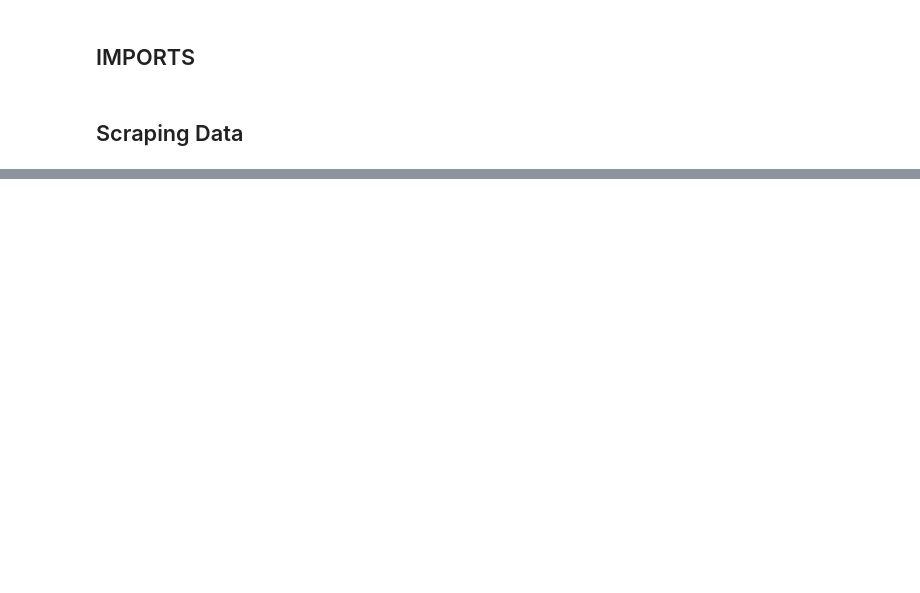
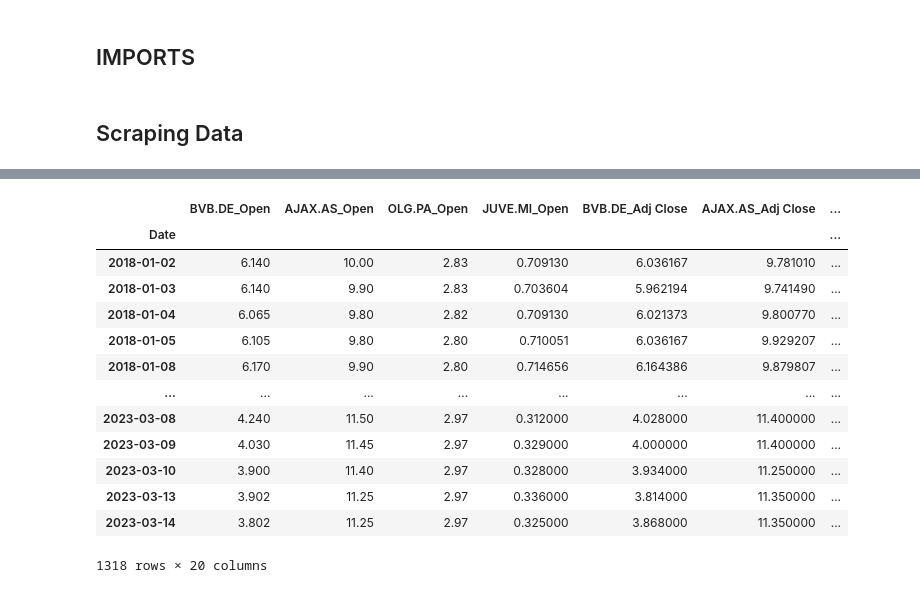
Before and after one commit to anilembel/Portfolio_Forecasting_Optimization, a Jupyter notebook: NoteBooks/Footballstocks analyses.ipynb, the cells around one changed output, grey strips where cells are left out. Cells and saved outputs as stored; diff of their text form; code cells hidden in the pictures; blank space fills up the shorter version.

Commit message:
codes are oredered by columns

```diff
--- a/NoteBooks/Footballstocks analyses.ipynb
+++ b/NoteBooks/Footballstocks analyses.ipynb
@@ -117,0 +309,6 @@ df.setindex('Date', inplace=True)
+# %%
+column_names = ['Low'] * len(symbols)
+
+new_column_names = [f"{symbol}_{col}" for symbol, col in zip(symbols, column_names)]
+
+data_Low.columns = new_column_names
@@ -117,0 +317,15 @@ df.setindex('Date', inplace=True)
+# %%
+
+# I want to get data on the football clubs Borussia Dortmund, Real Madrid, Galatasaray and Juventus
+symbols = ['BVB.DE', 'AJAX.AS', 'OLG.PA', 'JUVE.MI']
+
+#  I used yahoo finance to get the data
+start_date = '2018-01-01'
+end_date = datetime.today().strftime('%Y-%m-%d')
+
+data1 = yf.download(symbols[0], start=start_date, end=end_date)['Volume']
+data2 = yf.download(symbols[1], start=start_date, end=end_date)['Volume']
+data3 = yf.download(symbols[2], start=start_date, end=end_date)['Volume']
+data4 = yf.download(symbols[3], start=start_date, end=end_date)['Volume']
+
+data_Vol= pd.concat([data1, data2, data3, data4], axis=1)
@@ -117,0 +371,6 @@ df.setindex('Date', inplace=True)
+# %%
+column_names = ['VOLUME'] * len(symbols)
+
+new_column_names = [f"{symbol}_{col}" for symbol, col in zip(symbols, column_names)]
+
+data_Vol.columns = new_column_names
@@ -118,2 +379,4 @@ df.setindex('Date', inplace=True)
+# %%
+df = pd.concat([data_Opn, data_Adj, data_Low, data_High, data_Vol], axis=1)
 # %%
 df
@@ -121,0 +398,17 @@ df.to_csv('footbalteamstocks.csv')
+# %%
+df.dropna()
+# %% [output]
+|  | BVB.DE_Open | AJAX.AS_Open | OLG.PA_Open | JUVE.MI_Open | BVB.DE_Adj Close | AJAX.AS_Adj Close | ... |
+| Date |  |  |  |  |  |  | ... |
+| 2018-01-02 | 6.140 | 10.00 | 2.83 | 0.709130 | 6.036167 | 9.781010 | ... |
+| 2018-01-03 | 6.140 | 9.90 | 2.83 | 0.703604 | 5.962194 | 9.741490 | ... |
+| 2018-01-04 | 6.065 | 9.80 | 2.82 | 0.709130 | 6.021373 | 9.800770 | ... |
+| 2018-01-05 | 6.105 | 9.80 | 2.80 | 0.710051 | 6.036167 | 9.929207 | ... |
+| 2018-01-08 | 6.170 | 9.90 | 2.80 | 0.714656 | 6.164386 | 9.879807 | ... |
+| ... | ... | ... | ... | ... | ... | ... | ... |
+| 2023-03-08 | 4.240 | 11.50 | 2.97 | 0.312000 | 4.028000 | 11.400000 | ... |
+| 2023-03-09 | 4.030 | 11.45 | 2.97 | 0.329000 | 4.000000 | 11.400000 | ... |
+| 2023-03-10 | 3.900 | 11.40 | 2.97 | 0.328000 | 3.934000 | 11.250000 | ... |
+| 2023-03-13 | 3.902 | 11.25 | 2.97 | 0.336000 | 3.814000 | 11.350000 | ... |
+| 2023-03-14 | 3.802 | 11.25 | 2.97 | 0.325000 | 3.868000 | 11.350000 | ... |
+1318 rows × 20 columns
```
Also changed, not shown: parts of 46 cells of this notebook.
